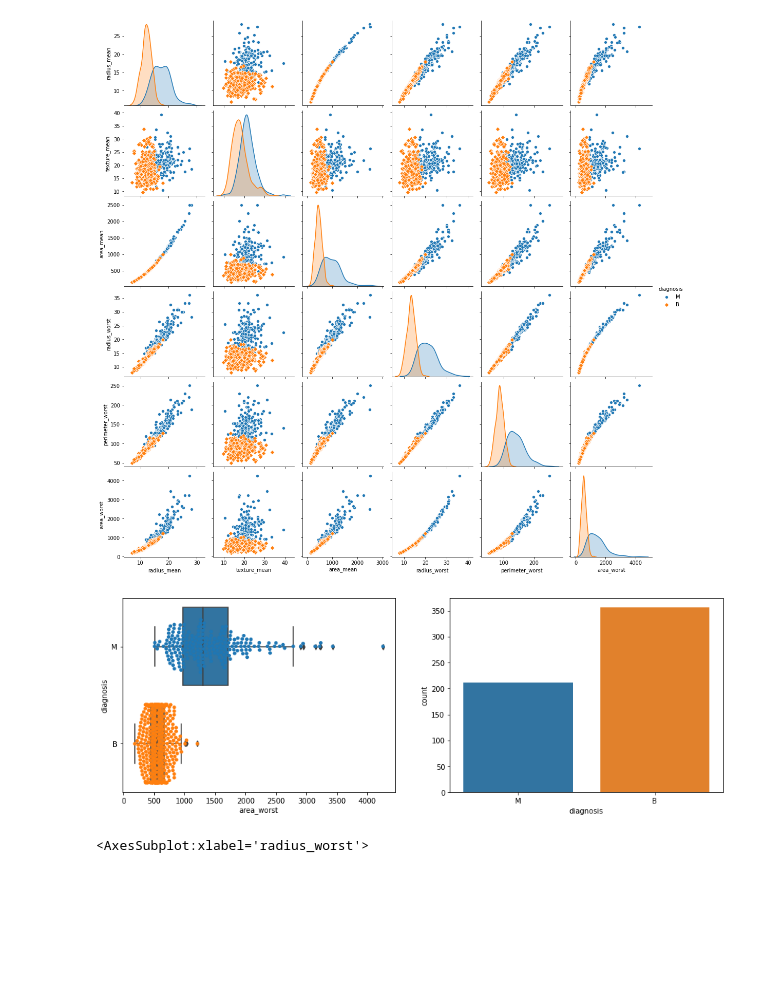
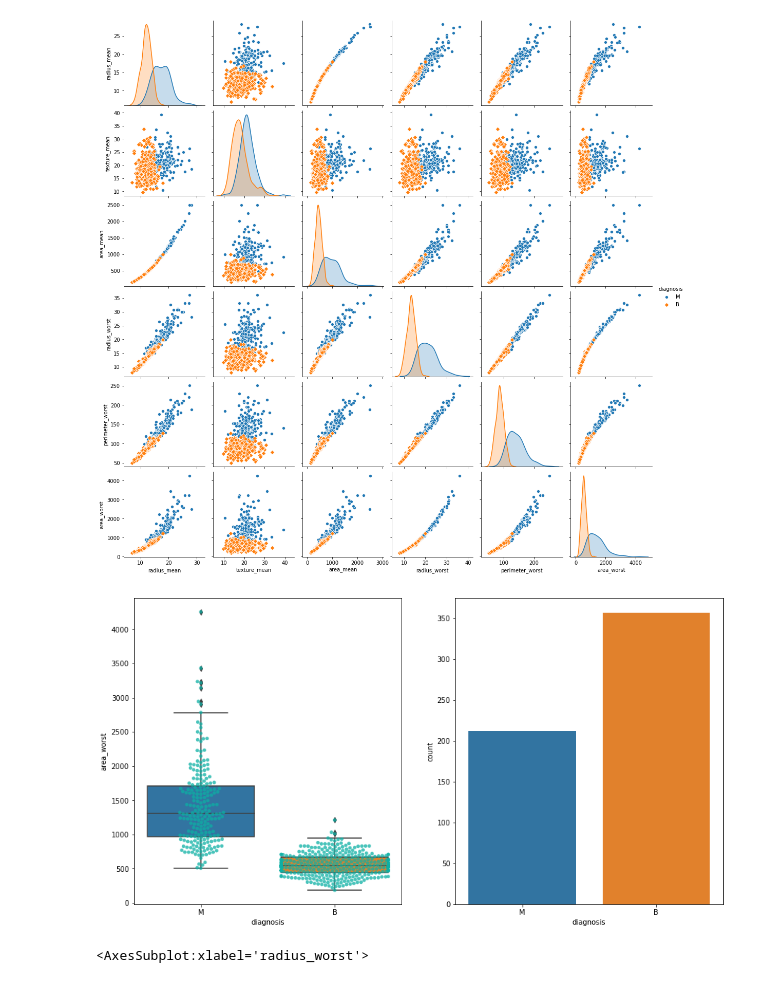
Before and after one commit to nguyentung120/Model-predict-cancer, a Jupyter notebook: Cancer predict.ipynb, the cells around one changed output. Cells and saved outputs as stored; diff of their text form; code cells hidden in the pictures; blank space fills up the shorter version.

```diff
--- a/Cancer predict.ipynb
+++ b/Cancer predict.ipynb
@@ -76,14 +76,14 @@ plt.show()
 # %% [output]
 [figure]
 # %%
-figure, axes = plt.subplots(nrows=1, ncols=2,figsize=(15,5))
+figure, axes = plt.subplots(nrows=1, ncols=2,figsize=(15,8))
 
-sns.boxplot(x="area_worst", y="diagnosis", data=data,ax=axes[0])
-sns.swarmplot(x="area_worst", y="diagnosis", data=data,ax=axes[0])
+sns.boxplot(y="area_worst", x="diagnosis", data=data,ax=axes[0])
+sns.swarmplot(y="area_worst", x="diagnosis", data=data,ax=axes[0],color='#0db0a5',alpha=0.75)
 sns.countplot(data['diagnosis'],ax=axes[1])
 plt.show()
 # %% [output]
-[figure, old version]
+[figure, new version]
 # %%
 figure, axes = plt.subplots(nrows=1, ncols=4,figsize=(16,4))
 
```
